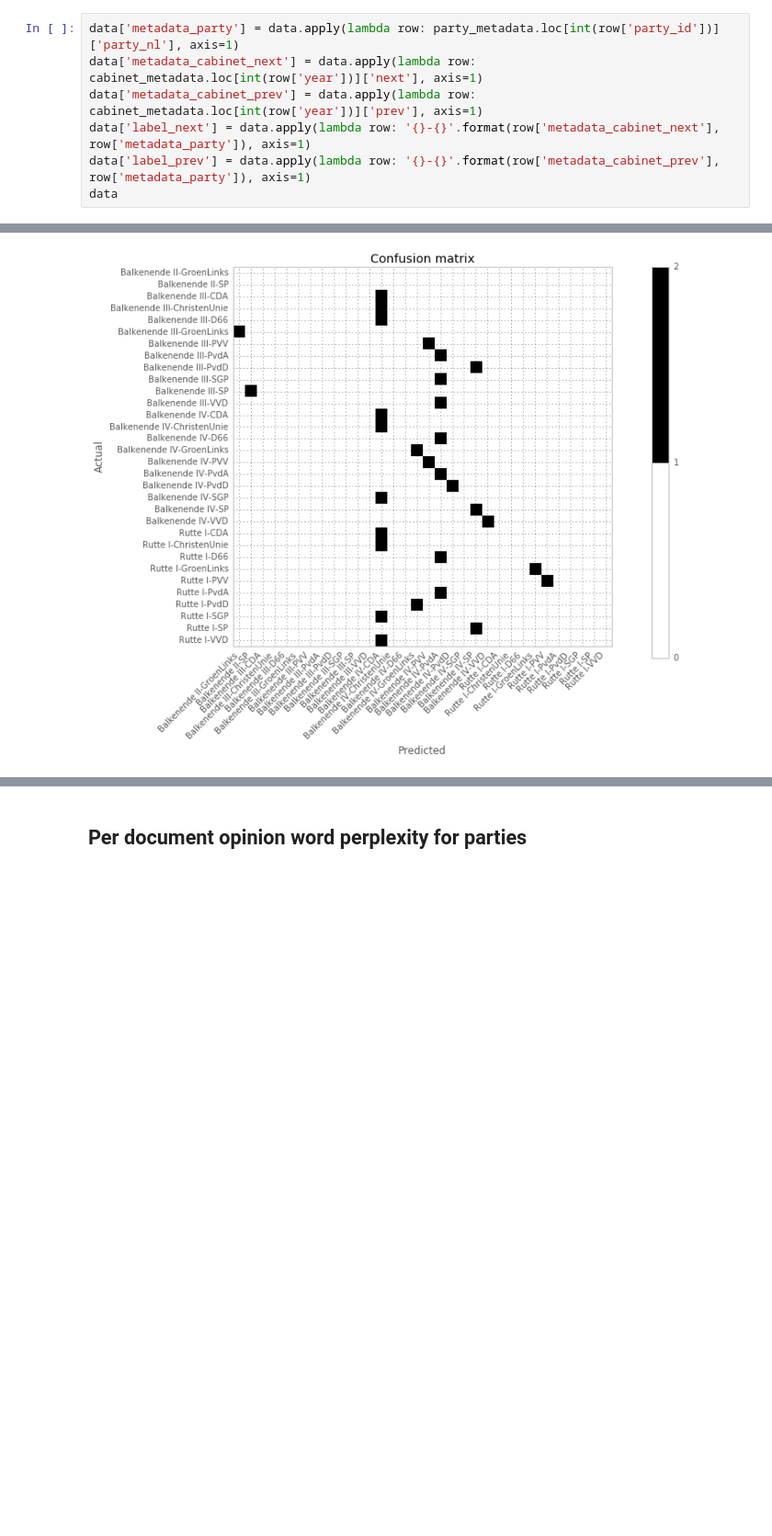
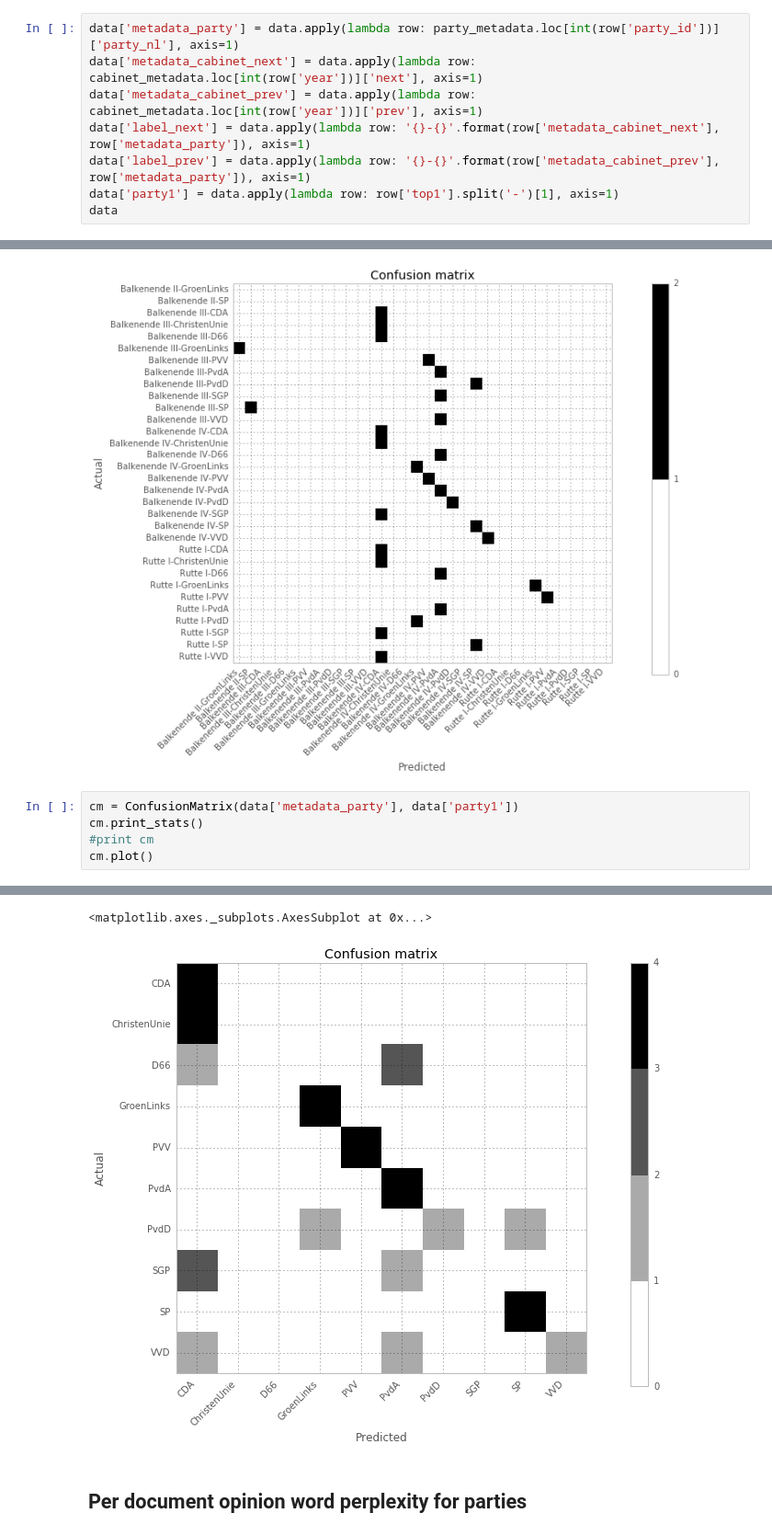
Before and after one commit to jvdzwaan/dilipad, a Jupyter notebook: results/MP per document opinion word perplexity.ipynb, the cells around one changed output, grey strips where cells are left out. Shown: that part at 92% size. Saved outputs shown, nothing was run; the diff lists cells and outputs as text; blank space fills up the shorter version.

Commit message:
Add confusion matrix for parties from cabinets/parties

```diff
--- a/results/MP per document opinion word perplexity.ipynb
+++ b/results/MP per document opinion word perplexity.ipynb
@@ -113,6 +113,7 @@ data['metadata_cabinet_next'] = data.apply(lambda row: cabinet_metadata.loc[int(
 data['metadata_cabinet_prev'] = data.apply(lambda row: cabinet_metadata.loc[int(row['year'])]['prev'], axis=1)
 data['label_next'] = data.apply(lambda row: '{}-{}'.format(row['metadata_cabinet_next'], row['metadata_party']), axis=1)
 data['label_prev'] = data.apply(lambda row: '{}-{}'.format(row['metadata_cabinet_prev'], row['metadata_party']), axis=1)
+data['party1'] = data.apply(lambda row: row['top1'].split('-')[1], axis=1)
 data
 # %% [output]
 |  | Balkenende I-CDA | Balkenende I-ChristenUnie | Balkenende I-D66 | Balkenende I-GroenLinks | Balkenende I-LPF | ... |
@@ -148,3 +149,9 @@ cm.plot()
 # %% [output]
 <matplotlib.axes._subplots.AxesSubplot at 0x...>
 [figure]
+# %%
+cm = ConfusionMatrix(data['metadata_party'], data['party1'])
+cm.print_stats()
+#print cm
+cm.plot()
+# %% [output]
@@ -151,3 +175,5 @@ cm.plot()
+<matplotlib.axes._subplots.AxesSubplot at 0x...>
+[figure, added]
 # %% [markdown]
 ## Per document opinion word perplexity for parties
 # %%
```
Also changed, not shown: parts of 2 cells of this notebook.
